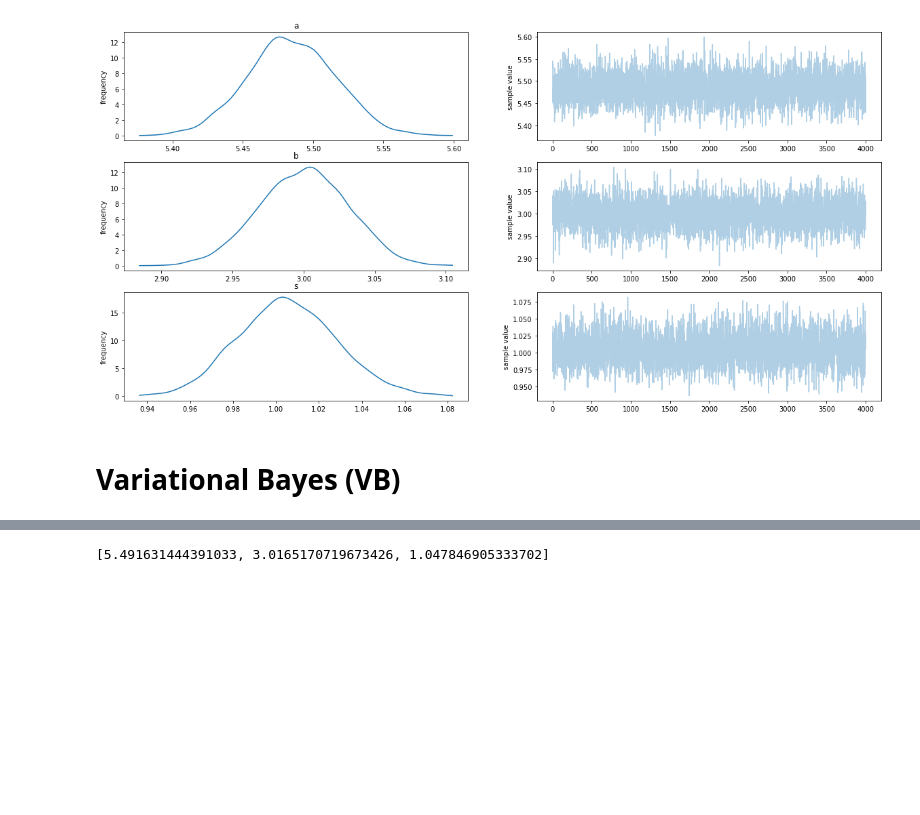
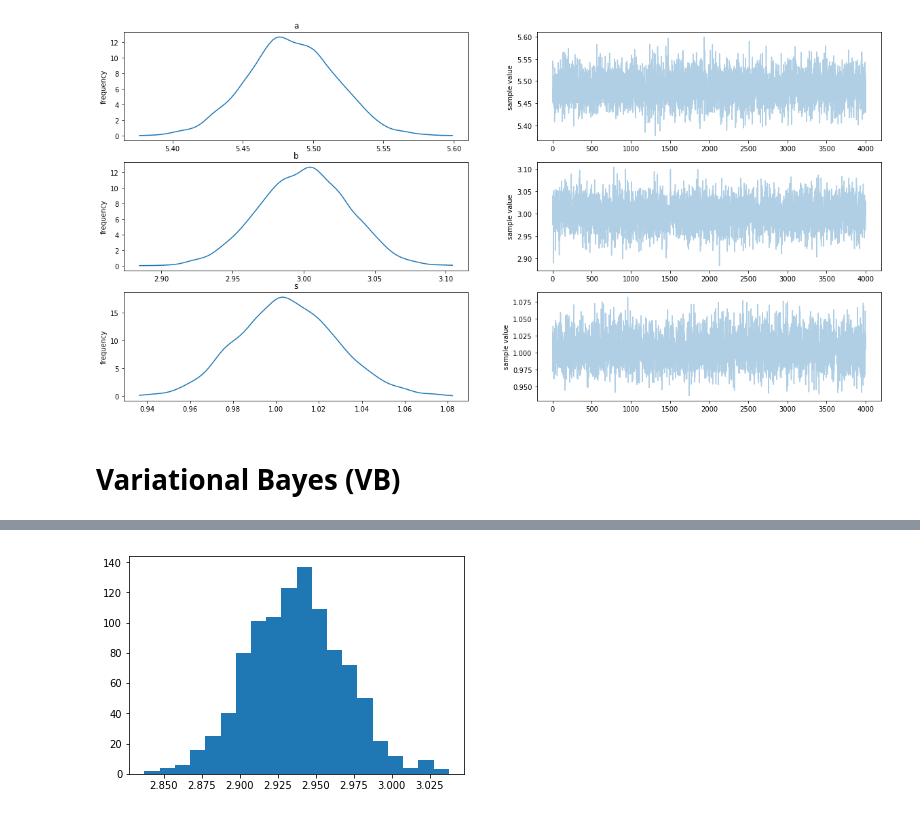
Before and after one commit to nawarhalabi/graphical_modeling, a Jupyter notebook: linear_regression.ipynb, the cells around one changed output, grey strips where cells are left out. Drawn from its saved outputs; the diff is of its cells as text; code cells hidden in the pictures; blank space fills up the shorter version.

```diff
--- a/linear_regression.ipynb
+++ b/linear_regression.ipynb
@@ -124,4 +125,5 @@ Wall time: 103 ms
-# %%
-fit['mean_pars']
-# %% [output]
-[5.491631444391033, 3.0165170719673426, 1.047846905333702]
+# %%
+plt.hist(fit['sampler_params'][1], bins=20)
+plt.show()
+# %% [output]
+[figure, added]
```
Also changed, not shown: parts of 3 cells of this notebook, 1 other file.
